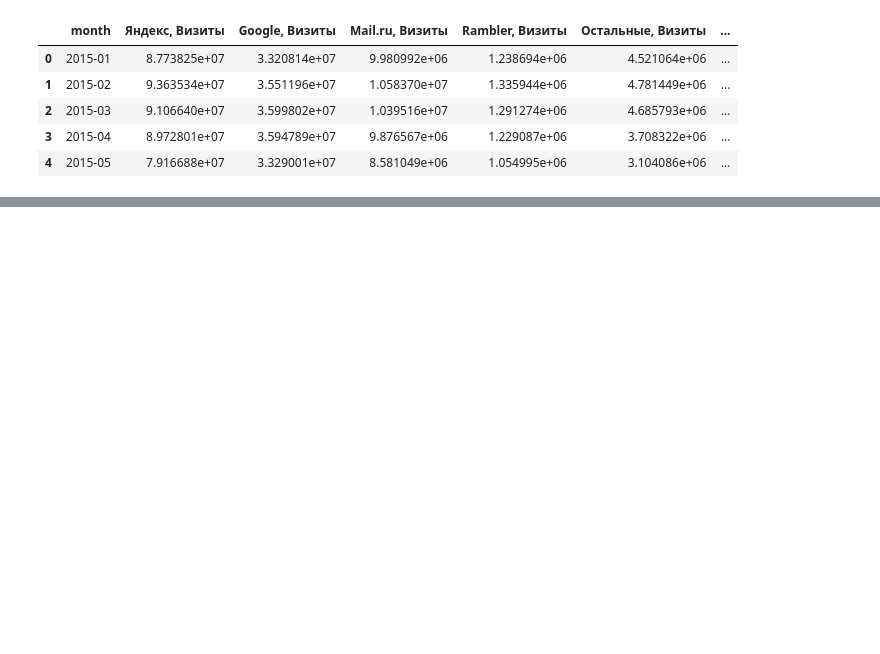
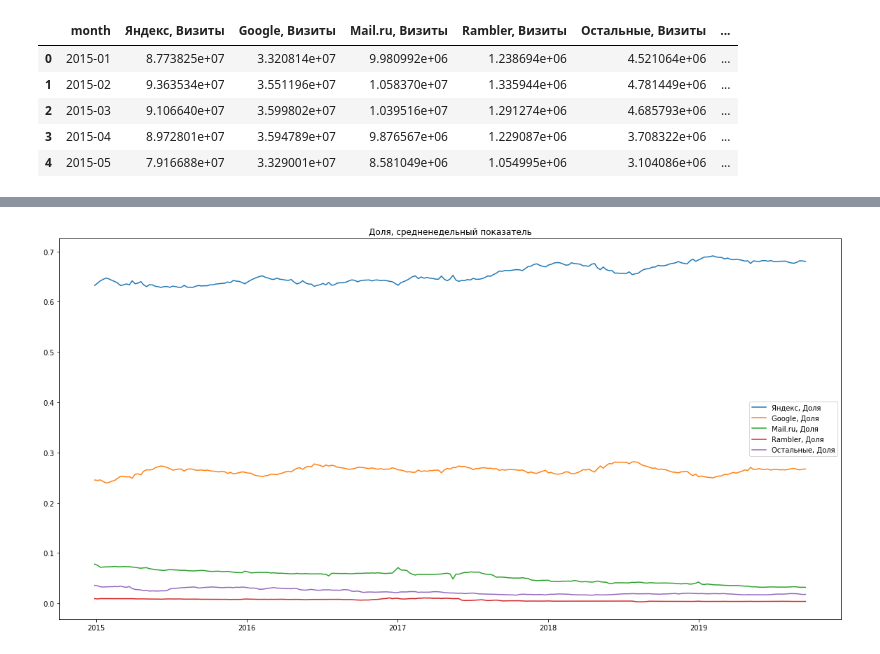
Before and after one commit to ayulic/yandex_tasks, a Jupyter notebook: yandex_task_2.2.ipynb, the cells around one changed output, grey strips where cells are left out. Cells and saved outputs as stored; diff of their text form; code cells hidden in the pictures; blank space fills up the shorter version.

```diff
--- a/yandex_task_2.2.ipynb
+++ b/yandex_task_2.2.ipynb
@@ -130,0 +160,14 @@ month.head()
+# %%
+week = search.groupby('week').agg(
+    {'Яндекс, Визиты':'mean',
+     'Google, Визиты':'mean',
+     'Mail.ru, Визиты':'mean',
+     'Rambler, Визиты':'mean',
+     'Остальные, Визиты':'mean',
+     'Яндекс, Доля':'mean',
+     'Google, Доля':'mean',
+     'Mail.ru, Доля':'mean',
+     'Rambler, Доля':'mean',
+     'Остальные, Доля':'mean'
+}).reset_index()
+week.head()
@@ -131,3 +181,20 @@ month.head()
+# %%
+fig = plt.figure(figsize = (20,10))
+ax2 = plt.subplot(1,1,1);
+#ax2.set_xticks(week.index)
+#ax2.set_xtiВизитыcklabels(week['week'],
+#                   fontsize = 6,   #  Размер шрифта
+#                   color = 'black',    #  Цвет текста
+#                  rotation = 90,   #  Поворот текста
+#                  verticalalignment =  'top')    #  Вертикальное выравнивание
+plt.plot(
+    week['week'],
+    week[['Яндекс, Доля', 'Google, Доля', 'Mail.ru, Доля', 'Rambler, Доля', 'Остальные, Доля']]);
+#plt.plot(search['date'],search['Google, Доля']);
+ax2.legend(['Яндекс, Доля', 'Google, Доля', 'Mail.ru, Доля', 'Rambler, Доля', 'Остальные, Доля'])
+ax2.set_title('Доля, средненедельный показатель');
+# %% [output]
+[figure, added]
 # %%
 fig = plt.figure(figsize = (20,10))
 ax1 = plt.subplot(1,1,1)
```
Also changed, not shown: parts of 27 cells of this notebook, 3 other files.
